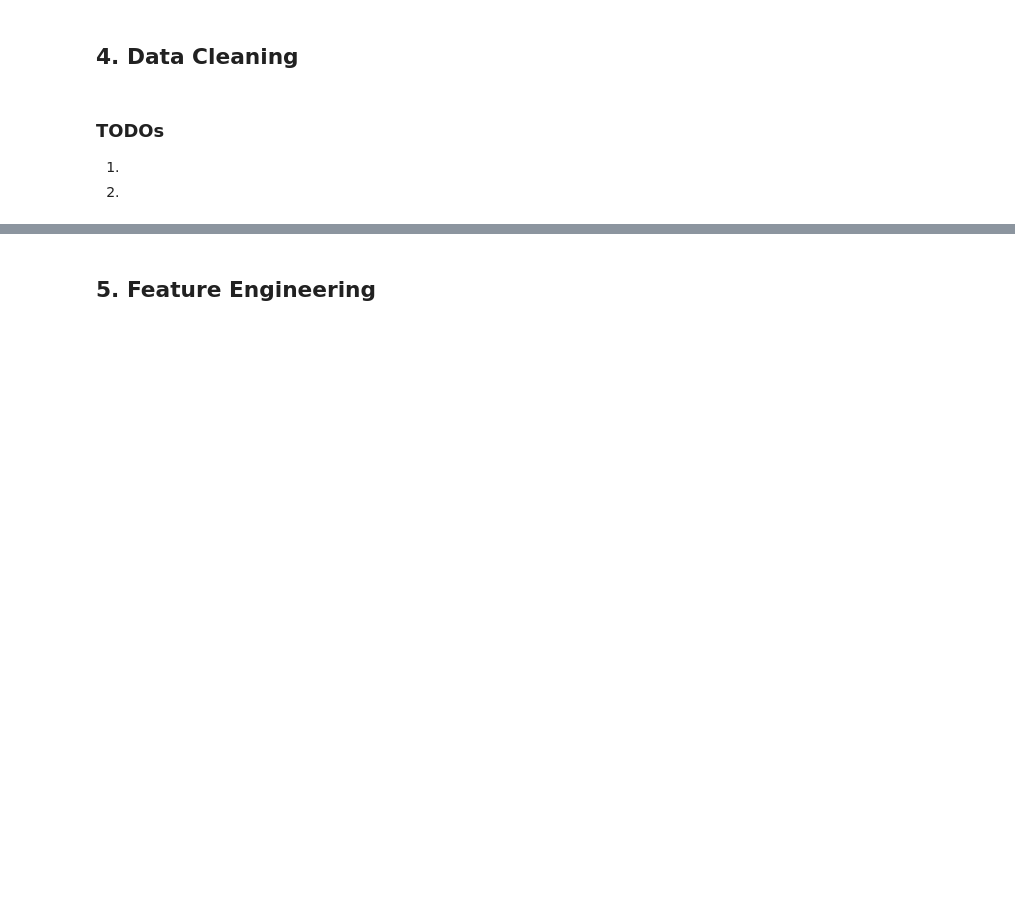
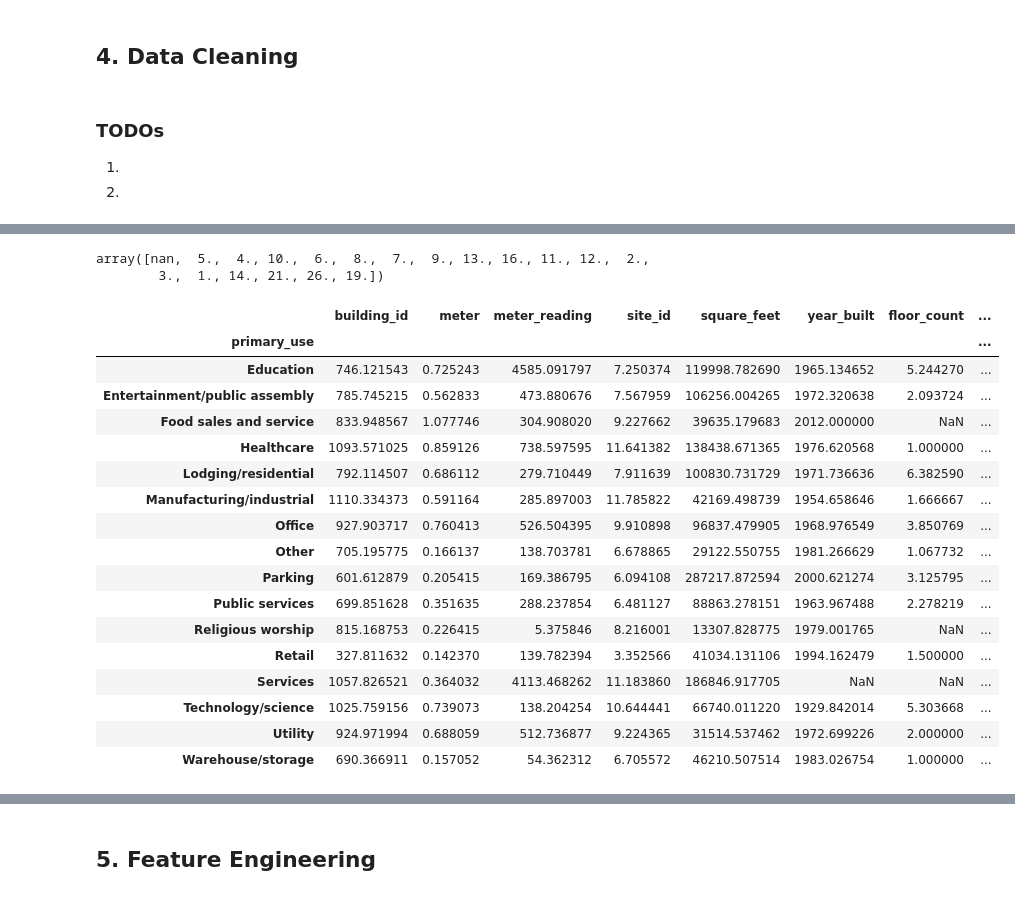
Before and after one commit to Joy879/DataScience-GreatEnergyPredictor, a Jupyter notebook: ASHRAE - Great Energy Predictor III.ipynb, the cells around one changed output, grey strips where cells are left out. Cells and saved outputs as stored; diff of their text form; code cells hidden in the pictures; blank space fills up the shorter version.

```diff
--- a/ASHRAE - Great Energy Predictor III.ipynb
+++ b/ASHRAE - Great Energy Predictor III.ipynb
@@ -330,0 +373,26 @@ merged_df
+# %%
+merged_df.floor_count.unique()
+# %% [output]
+array([nan,  5.,  4., 10.,  6.,  8.,  7.,  9., 13., 16., 11., 12.,  2.,
+        3.,  1., 14., 21., 26., 19.])
+# %%
+merged_df.groupby('primary_use').mean()
+# %% [output]
+|  | building_id | meter | meter_reading | site_id | square_feet | year_built | floor_count | ... |
+| primary_use |  |  |  |  |  |  |  | ... |
+| Education | 746.121543 | 0.725243 | 4585.091797 | 7.250374 | 119998.782690 | 1965.134652 | 5.244270 | ... |
+| Entertainment/public assembly | 785.745215 | 0.562833 | 473.880676 | 7.567959 | 106256.004265 | 1972.320638 | 2.093724 | ... |
+| Food sales and service | 833.948567 | 1.077746 | 304.908020 | 9.227662 | 39635.179683 | 2012.000000 | NaN | ... |
+| Healthcare | 1093.571025 | 0.859126 | 738.597595 | 11.641382 | 138438.671365 | 1976.620568 | 1.000000 | ... |
+| Lodging/residential | 792.114507 | 0.686112 | 279.710449 | 7.911639 | 100830.731729 | 1971.736636 | 6.382590 | ... |
+| Manufacturing/industrial | 1110.334373 | 0.591164 | 285.897003 | 11.785822 | 42169.498739 | 1954.658646 | 1.666667 | ... |
+| Office | 927.903717 | 0.760413 | 526.504395 | 9.910898 | 96837.479905 | 1968.976549 | 3.850769 | ... |
+| Other | 705.195775 | 0.166137 | 138.703781 | 6.678865 | 29122.550755 | 1981.266629 | 1.067732 | ... |
+| Parking | 601.612879 | 0.205415 | 169.386795 | 6.094108 | 287217.872594 | 2000.621274 | 3.125795 | ... |
+| Public services | 699.851628 | 0.351635 | 288.237854 | 6.481127 | 88863.278151 | 1963.967488 | 2.278219 | ... |
+| Religious worship | 815.168753 | 0.226415 | 5.375846 | 8.216001 | 13307.828775 | 1979.001765 | NaN | ... |
+| Retail | 327.811632 | 0.142370 | 139.782394 | 3.352566 | 41034.131106 | 1994.162479 | 1.500000 | ... |
+| Services | 1057.826521 | 0.364032 | 4113.468262 | 11.183860 | 186846.917705 | NaN | NaN | ... |
+| Technology/science | 1025.759156 | 0.739073 | 138.204254 | 10.644441 | 66740.011220 | 1929.842014 | 5.303668 | ... |
+| Utility | 924.971994 | 0.688059 | 512.736877 | 9.224365 | 31514.537462 | 1972.699226 | 2.000000 | ... |
+| Warehouse/storage | 690.366911 | 0.157052 | 54.362312 | 6.705572 | 46210.507514 | 1983.026754 | 1.000000 | ... |
```
Also changed, not shown: parts of 15 cells of this notebook.
